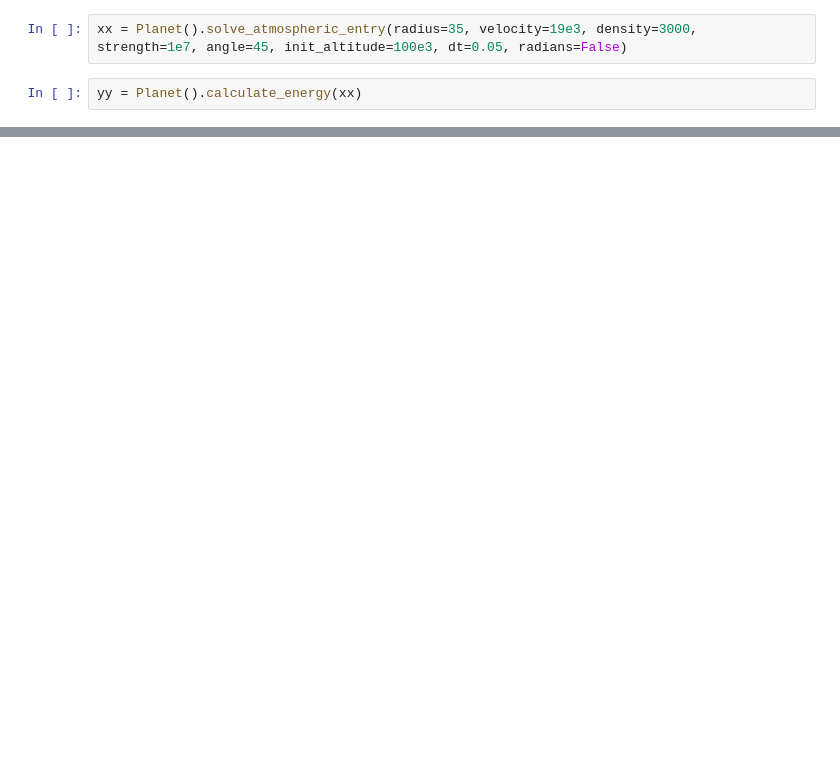
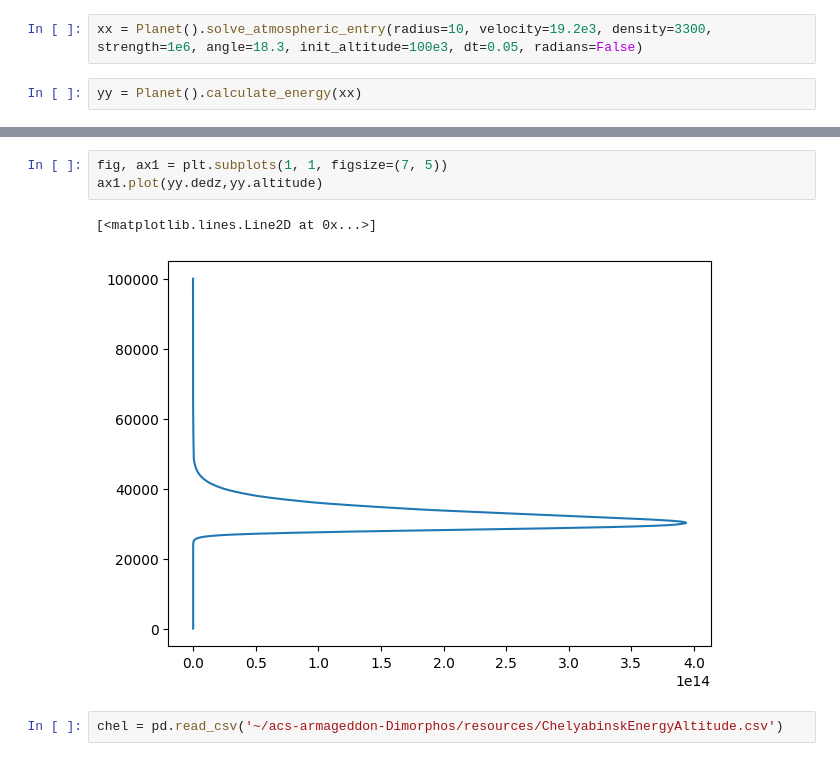
Before and after one commit to acse-zy622/ACS-1-Armageddon, a Jupyter notebook: armageddon/solver1.ipynb, the cells around one changed output, grey strips where cells are left out. Drawn from its saved outputs; the diff is of its cells as text; blank space fills up the shorter version.

```diff
--- a/armageddon/solver1.ipynb
+++ b/armageddon/solver1.ipynb
@@ -306,4 +301,4 @@ from solver import Planet
 # %%
-xx = Planet().solve_atmospheric_entry(radius=35, velocity=19e3, density=3000, strength=1e7, angle=45, init_altitude=100e3, dt=0.05, radians=False)
+xx = Planet().solve_atmospheric_entry(radius=10, velocity=19.2e3, density=3300, strength=1e6, angle=18.3, init_altitude=100e3, dt=0.05, radians=False)
 # %%
 yy = Planet().calculate_energy(xx)
@@ -408,0 +305,8 @@ Index(['# Altitude (m)          Atmospheric Density (kg/m3)'], dtype='object')
+# %%
+fig, ax1 = plt.subplots(1, 1, figsize=(7, 5))
+ax1.plot(yy.dedz,yy.altitude)
+# %% [output]
+[<matplotlib.lines.Line2D at 0x...>]
+[figure, added]
+# %%
+chel = pd.read_csv('~/acs-armageddon-Dimorphos/resources/ChelyabinskEnergyAltitude.csv')
```
Also changed, not shown: parts of 77 cells of this notebook, 1 other file.
